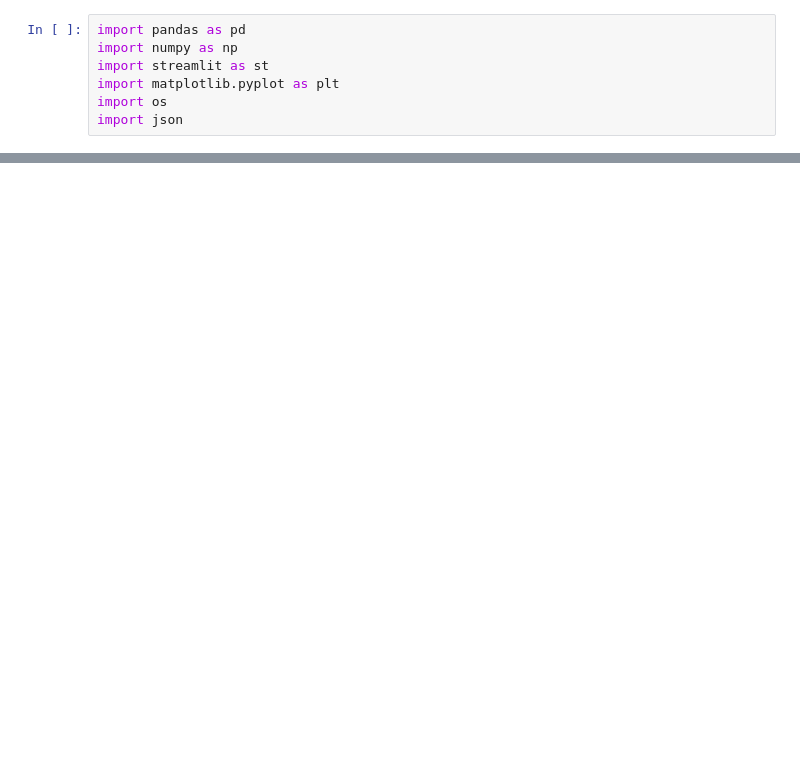
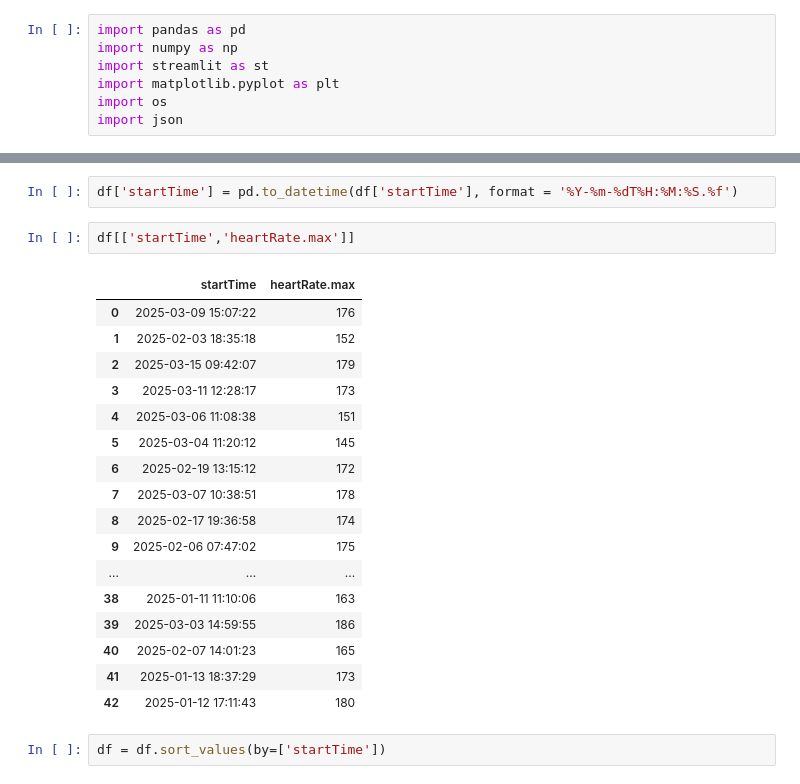
Before and after one commit to setuukka/data_engineering, a Jupyter notebook: exc_10_own.ipynb, the cells around one changed output, grey strips where cells are left out. Drawn from its saved outputs; the diff is of its cells as text; blank space fills up the shorter version.

```diff
--- a/exc_10_own.ipynb
+++ b/exc_10_own.ipynb
@@ -49,0 +51,24 @@ DeltaGenerator()
+# %%
+df['startTime'] = pd.to_datetime(df['startTime'], format = '%Y-%m-%dT%H:%M:%S.%f')
+# %%
+df[['startTime','heartRate.max']]
+# %% [output]
+|  | startTime | heartRate.max |
+| 0 | 2025-03-09 15:07:22 | 176 |
+| 1 | 2025-02-03 18:35:18 | 152 |
+| 2 | 2025-03-15 09:42:07 | 179 |
+| 3 | 2025-03-11 12:28:17 | 173 |
+| 4 | 2025-03-06 11:08:38 | 151 |
+| 5 | 2025-03-04 11:20:12 | 145 |
+| 6 | 2025-02-19 13:15:12 | 172 |
+| 7 | 2025-03-07 10:38:51 | 178 |
+| 8 | 2025-02-17 19:36:58 | 174 |
+| 9 | 2025-02-06 07:47:02 | 175 |
+| ... | ... | ... |
+| 38 | 2025-01-11 11:10:06 | 163 |
+| 39 | 2025-03-03 14:59:55 | 186 |
+| 40 | 2025-02-07 14:01:23 | 165 |
+| 41 | 2025-01-13 18:37:29 | 173 |
+| 42 | 2025-01-12 17:11:43 | 180 |
+# %%
+df = df.sort_values(by=['startTime'])
```
Also changed, not shown: parts of 6 cells of this notebook, 5 other files.
